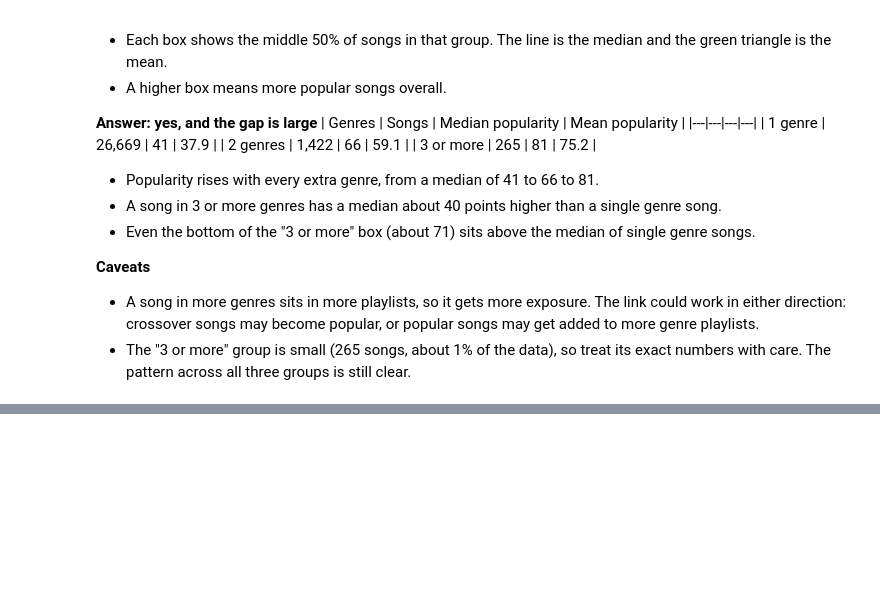
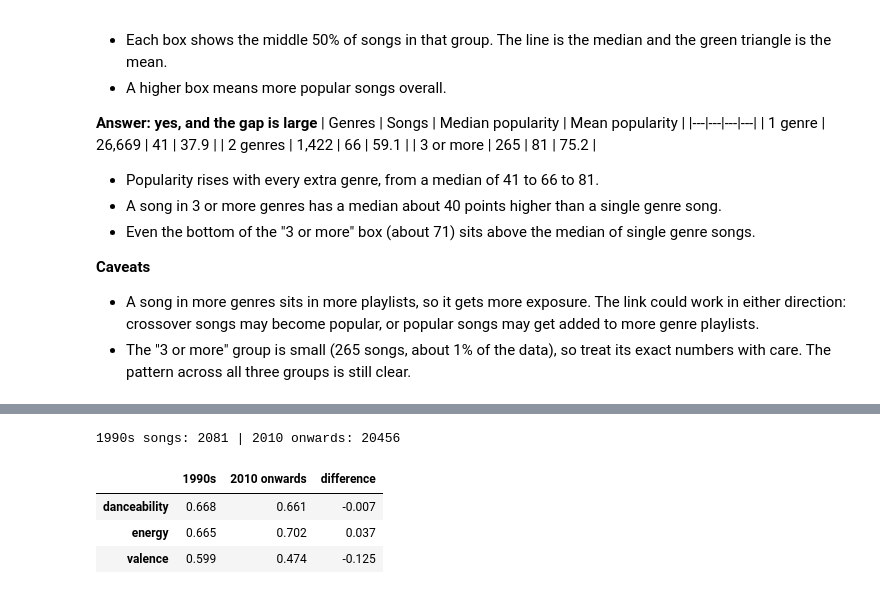
Before and after one commit to dylankiwanuka/Notebook-Analysis-Project, a Jupyter notebook: spotifyDatasetWorkbook.ipynb, the cells around one changed output, grey strips where cells are left out. Cells and saved outputs as stored; diff of their text form; code cells hidden in the pictures; blank space fills up the shorter version.

```diff
--- a/spotifyDatasetWorkbook.ipynb
+++ b/spotifyDatasetWorkbook.ipynb
@@ -536,0 +603,22 @@ plt.show()
+# %%
+# Split the songs into two groups
+nineties = spotify_clean[spotify_clean["decade"] == 1990]
+recent = spotify_clean[spotify_clean["release_year"] >= 2010]
+
+# Group sizes, so you can state them in your notes
+print("1990s songs:", len(nineties), "| 2010 onwards:", len(recent))
+
+# Side by side averages, plus the difference between them
+comparison = pd.DataFrame({
+    "1990s": nineties[features_time].mean(),
+    "2010 onwards": recent[features_time].mean()
+}).round(3)
+comparison["difference"] = (comparison["2010 onwards"] - comparison["1990s"]).round(3)
+
+comparison
+# %% [output]
+1990s songs: 2081 | 2010 onwards: 20456
+|  | 1990s | 2010 onwards | difference |
+| danceability | 0.668 | 0.661 | -0.007 |
+| energy | 0.665 | 0.702 | 0.037 |
+| valence | 0.599 | 0.474 | -0.125 |
```
Also changed, not shown: parts of 11 cells of this notebook.
